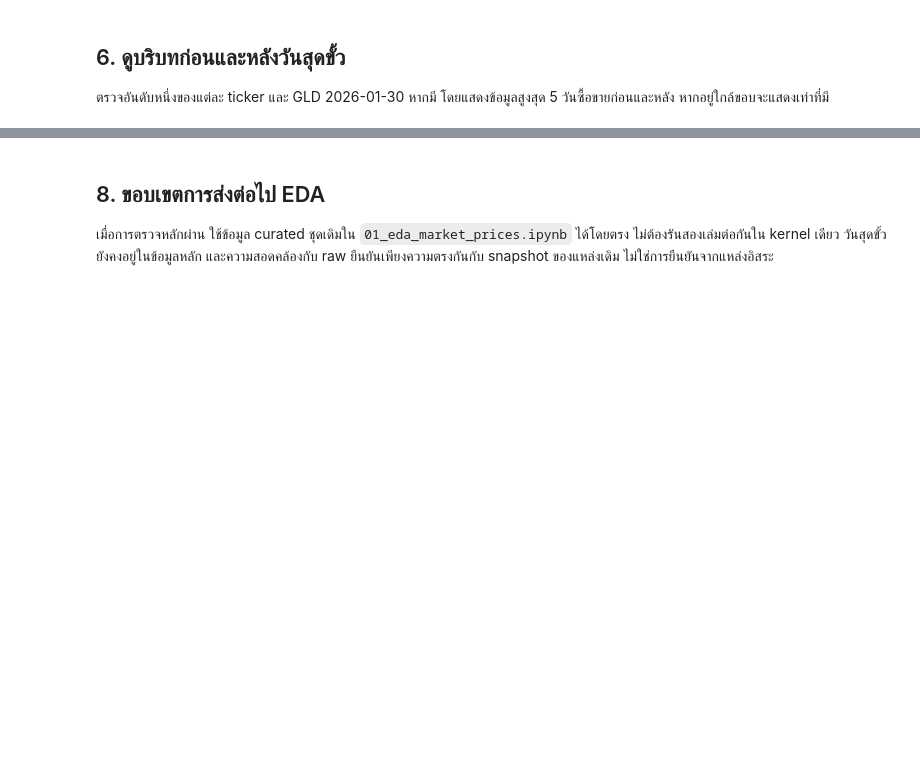
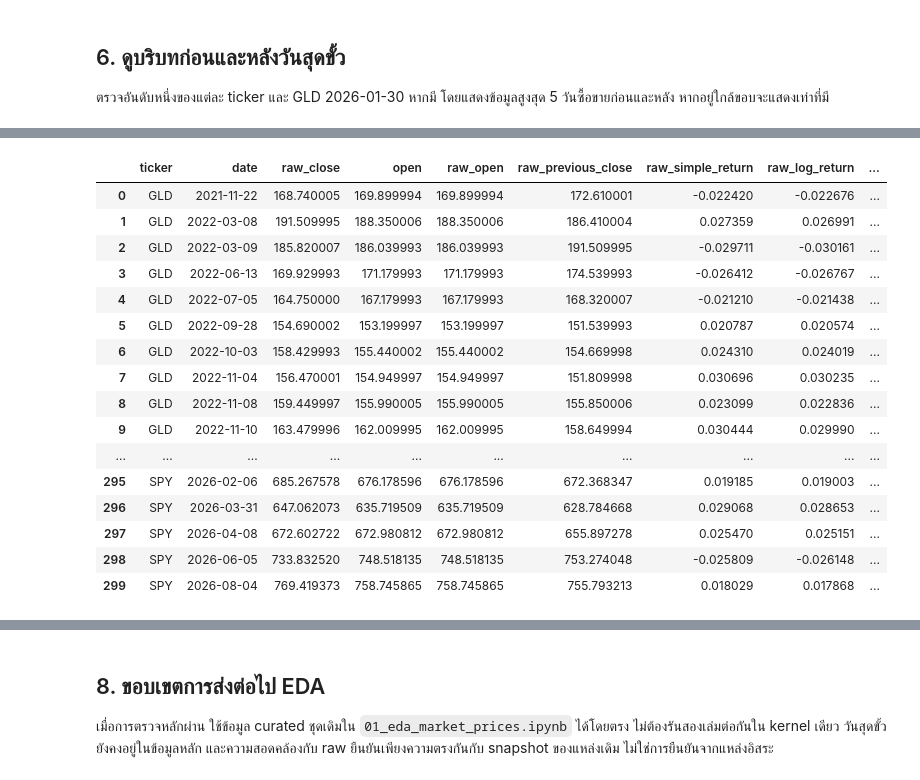
Before and after one commit to 01aptx01/datasci-and-dataen-project, a Jupyter notebook: notebooks/00_data_quality.ipynb, the cells around one changed output, grey strips where cells are left out. Cells and saved outputs as stored; diff of their text form; code cells hidden in the pictures; blank space fills up the shorter version.

```diff
--- a/notebooks/00_data_quality.ipynb
+++ b/notebooks/00_data_quality.ipynb
@@ -576,10 +601,10 @@ SPY 2025-04-09: ก่อน 5 วัน หลัง 5 วัน
 # %%
 import json
 from src.eda.quality import raw_price_returns
-# ขยายการตรวจเป็น 34 วันต่อ ticker โดยคงเหตุการณ์อันดับหนึ่งรวมอยู่ด้วย
+# ขยายการตรวจเป็น 100 วันต่อ ticker โดยคงเหตุการณ์อันดับหนึ่งรวมอยู่ด้วย
 raw_review_events = (
     review_analysis.sort_values(['ticker', 'magnitude', 'date'], ascending=[True, False, True])
-    .groupby('ticker', sort=True).head(34)[['ticker', 'date']]
+    .groupby('ticker', sort=True).head(100)[['ticker', 'date']]
     .sort_values(['ticker', 'date']).reset_index(drop=True)
 )
 raw_results = []
@@ -618,6 +643,3 @@ raw_evidence = pd.DataFrame(raw_results)
 evidence_order = ['ticker', 'date', 'raw_close', 'open', 'raw_open', 'raw_previous_close',
                   'raw_simple_return', 'raw_log_return', 'raw_file', 'status']
 raw_evidence = raw_evidence.reindex(columns=evidence_order)
-print(f'ตรวจ raw snapshot {len(raw_evidence)} แถว: {raw_evidence.groupby("ticker").size().to_dict()}')
-with pd.option_context('display.max_rows', None, 'display.max_columns', None, 'display.max_colwidth', None):
-    display(raw_evidence)
@@ -642,0 +654,74 @@ with pd.option_context('display.max_rows', None, 'display.max_columns', None, 'd
+# %%
+from src.eda.price_evidence import download_price_evidence, read_independent_close
+
+refresh_external_prices = False
+if refresh_external_prices:
+    download_price_evidence(project_root, df.date.min().date(), df.date.max().date())
+
+external_dir = project_root / "data" / "external" / "eda"
+comparison = review_data.assign(
+    previous_date=review_data.groupby("ticker").date.shift()
+).merge(raw_review_events, on=["ticker", "date"], validate="one_to_one")
+
+details = []
+for ticker, rows in comparison.groupby("ticker", sort=True):
+    report = rows[["ticker", "date", "previous_date"]].copy()
+    is_gld = ticker == "GLD"
+    report["source"] = "SPDR Gold Shares" if is_gld else "Tiingo"
+    report["unit"] = "USD" if is_gld else "percentage points"
+    report["curated_value"] = rows.adjusted_close if is_gld else rows.simple_return * 100
+    try:
+        prices = read_independent_close(external_dir, ticker)
+    except (OSError, ValueError, KeyError, TypeError) as error:
+        report["external_value"] = np.nan
+        report["note"] = f"อ่านหลักฐานไม่ได้ ({type(error).__name__})"
+    else:
+        current = rows.date.map(prices)
+        previous = rows.previous_date.map(prices)
+        report["external_close"] = current
+        report["external_previous_close"] = previous
+        current_ok = current.gt(0) & np.isfinite(current)
+        previous_ok = previous.gt(0) & np.isfinite(previous)
+        report["external_value"] = (
+            current.where(current_ok) if is_gld
+            else ((current.where(current_ok) / previous.where(previous_ok)) - 1) * 100
+        )
+        report["note"] = np.select(
+            [~current_ok, ~previous_ok & (not is_gld)],
+            ["ไม่มีราคาปิดที่ใช้ได้ของวันเป้าหมาย", "ไม่มีราคาปิดที่ใช้ได้ของวันซื้อขายก่อนหน้า"],
+            default="",
+        )
+    difference = (report.curated_value - report.external_value).abs()
+    report["absolute_difference"] = difference
+    within = (
+        report.curated_value.round(2).eq(report.external_value.round(2))
+        if is_gld else difference.le(0.01)
+    )
+    report["result"] = np.select(
+        [report.external_value.isna(), within],
+        ["unavailable", "match"],
+        default="mismatch",
+    )
+    details.append(report)
+external_evidence = pd.concat(details, ignore_index=True)
+
+raw_status = raw_evidence.status
+raw_summary_rows = raw_evidence.assign(
+    check="Yahoo raw snapshot",
+    result=np.select(
+        [raw_status.str.startswith("สอดคล้อง"), raw_status.str.startswith("ไม่สอดคล้อง")],
+        ["match", "mismatch"],
+        default="unavailable",
+    ),
+)
+audit_summary = pd.concat([
+    raw_summary_rows[["ticker", "check", "result"]],
+    external_evidence.rename(columns={"source": "check"})[["ticker", "check", "result"]],
+]).groupby(["ticker", "check", "result"]).size().unstack(fill_value=0)
+audit_summary = audit_summary.reindex(columns=["match", "mismatch", "unavailable"], fill_value=0)
+audit_summary["comparable"] = audit_summary["match"] + audit_summary["mismatch"]
+audit_summary["selected"] = audit_summary["comparable"] + audit_summary["unavailable"]
+display(audit_summary[["selected", "comparable", "match", "mismatch", "unavailable"]])
+with pd.option_context("display.max_rows", None, "display.max_columns", None):
+    display(raw_evidence, external_evidence.round(6))
+# %% [output]
@@ -642,0 +736,17 @@ with pd.option_context('display.max_rows', None, 'display.max_columns', None, 'd
+|  | ticker | date | raw_close | open | raw_open | raw_previous_close | raw_simple_return | raw_log_return | ... |
+| 0 | GLD | 2021-11-22 | 168.740005 | 169.899994 | 169.899994 | 172.610001 | -0.022420 | -0.022676 | ... |
+| 1 | GLD | 2022-03-08 | 191.509995 | 188.350006 | 188.350006 | 186.410004 | 0.027359 | 0.026991 | ... |
+| 2 | GLD | 2022-03-09 | 185.820007 | 186.039993 | 186.039993 | 191.509995 | -0.029711 | -0.030161 | ... |
+| 3 | GLD | 2022-06-13 | 169.929993 | 171.179993 | 171.179993 | 174.539993 | -0.026412 | -0.026767 | ... |
+| 4 | GLD | 2022-07-05 | 164.750000 | 167.179993 | 167.179993 | 168.320007 | -0.021210 | -0.021438 | ... |
+| 5 | GLD | 2022-09-28 | 154.690002 | 153.199997 | 153.199997 | 151.539993 | 0.020787 | 0.020574 | ... |
+| 6 | GLD | 2022-10-03 | 158.429993 | 155.440002 | 155.440002 | 154.669998 | 0.024310 | 0.024019 | ... |
+| 7 | GLD | 2022-11-04 | 156.470001 | 154.949997 | 154.949997 | 151.809998 | 0.030696 | 0.030235 | ... |
+| 8 | GLD | 2022-11-08 | 159.449997 | 155.990005 | 155.990005 | 155.850006 | 0.023099 | 0.022836 | ... |
+| 9 | GLD | 2022-11-10 | 163.479996 | 162.009995 | 162.009995 | 158.649994 | 0.030444 | 0.029990 | ... |
+| ... | ... | ... | ... | ... | ... | ... | ... | ... | ... |
+| 295 | SPY | 2026-02-06 | 685.267578 | 676.178596 | 676.178596 | 672.368347 | 0.019185 | 0.019003 | ... |
+| 296 | SPY | 2026-03-31 | 647.062073 | 635.719509 | 635.719509 | 628.784668 | 0.029068 | 0.028653 | ... |
+| 297 | SPY | 2026-04-08 | 672.602722 | 672.980812 | 672.980812 | 655.897278 | 0.025470 | 0.025151 | ... |
+| 298 | SPY | 2026-06-05 | 733.832520 | 748.518135 | 748.518135 | 753.274048 | -0.025809 | -0.026148 | ... |
+| 299 | SPY | 2026-08-04 | 769.419373 | 758.745865 | 758.745865 | 755.793213 | 0.018029 | 0.017868 | ... |
```
Also changed, not shown: parts of 14 cells of this notebook, 2 other files.
